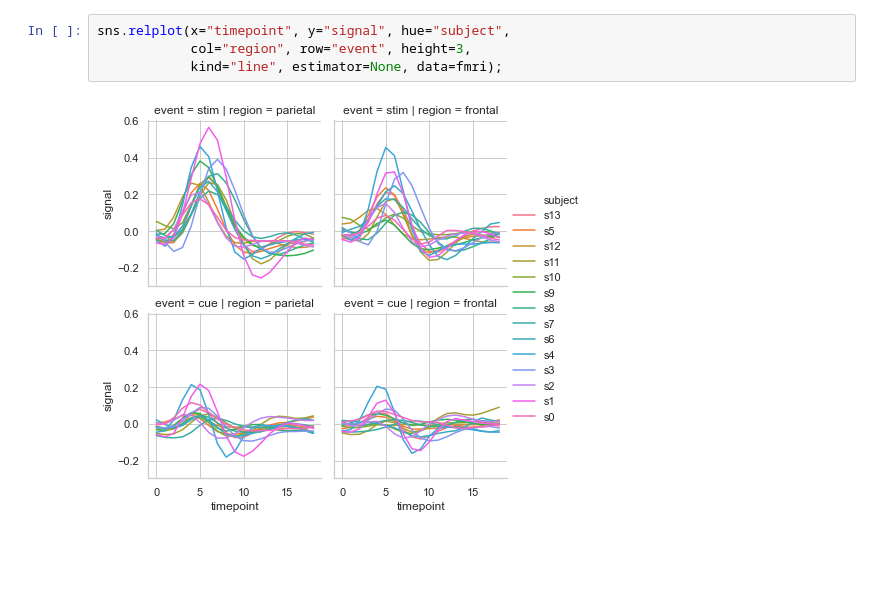
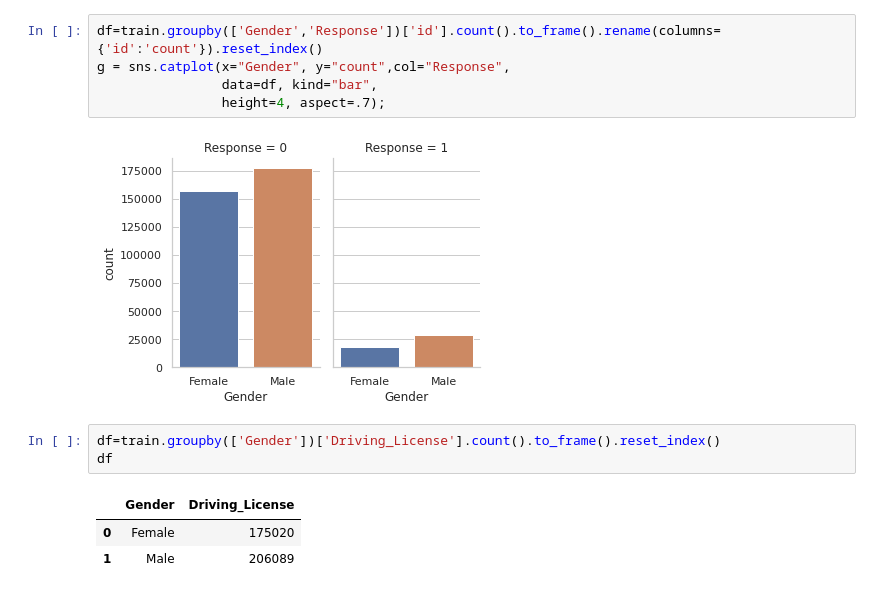
Before and after one commit to benvictoria17/MachineLearning, a Jupyter notebook: Vehicle Insurance EDA and boosting models.ipynb, the cells around one changed output. Saved outputs shown, nothing was run; the diff lists cells and outputs as text; blank space fills up the shorter version.

```diff
--- a/Vehicle Insurance EDA and boosting models.ipynb
+++ b/Vehicle Insurance EDA and boosting models.ipynb
@@ -235,6 +103,14 @@ sns.relplot(x="total_bill", y="tip", hue="smoker",
-# %%
-sns.relplot(x="timepoint", y="signal", hue="subject",
-            col="region", row="event", height=3,
-            kind="line", estimator=None, data=fmri);
-# %% [output]
-[figure, removed]
+# %%
+df=train.groupby(['Gender','Response'])['id'].count().to_frame().rename(columns={'id':'count'}).reset_index()
+g = sns.catplot(x="Gender", y="count",col="Response",
+                data=df, kind="bar",
+                height=4, aspect=.7);
+# %% [output]
+[figure, added]
+# %%
+df=train.groupby(['Gender'])['Driving_License'].count().to_frame().reset_index()
+df
+# %% [output]
+|  | Gender | Driving_License |
+| 0 | Female | 175020 |
+| 1 | Male | 206089 |
```
Also changed, not shown: parts of 61 cells of this notebook.
